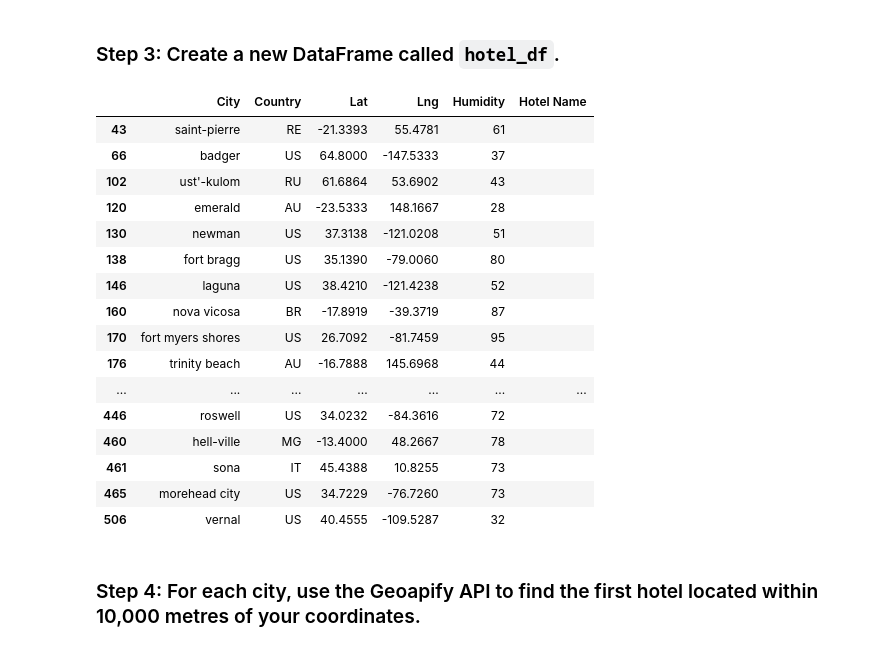
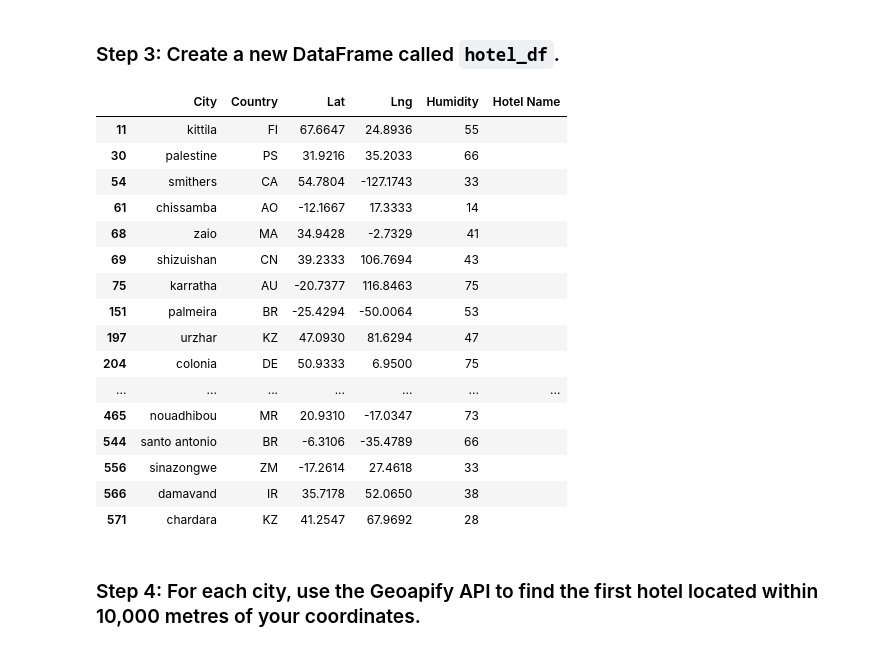
Before and after one commit to nickbartram/python-api-challenge, a Jupyter notebook: WeatherPy/VacationPy.ipynb, the cells around one changed output. Cells and saved outputs as stored; diff of their text form; code cells hidden in the pictures.

```diff
--- a/WeatherPy/VacationPy.ipynb
+++ b/WeatherPy/VacationPy.ipynb
@@ -56,11 +56,17 @@ humidity_map
 ### Step 2: Narrow down the `city_data_df` DataFrame to find your ideal weather condition
 # %%
 # Narrow down cities that fit criteria and drop any results with null values
-# YOUR CODE HERE
+narrow_data_df = city_data_df[
+    (city_data_df['Max Temp'] <= 27) &
+    (city_data_df['Max Temp'] >= 19) &
+    (city_data_df['Wind Speed'] < 10) &
+    (city_data_df['Cloudiness'] < 15) &
+    (city_data_df['Humidity'] <= 75)
+    ]
 
 # Drop any rows with null values
-# YOUR CODE HERE
+narrow_data_df.dropna(axis=0, inplace=True)
 
 # Display sample data
-# YOUR CODE HERE
+narrow_data_df
 # %% [output]
@@ -85,31 +95,31 @@ humidity_map
 ### Step 3: Create a new DataFrame called `hotel_df`.
 # %%
 # Use the Pandas copy function to create DataFrame called hotel_df to store the city, country, coordinates, and humidity
-# YOUR CODE HERE
+hotel_df = narrow_data_df[['City', 'Country', 'Lat', 'Lng', 'Humidity']].copy()
 
 # Add an empty column, "Hotel Name," to the DataFrame so you can store the hotel found using the Geoapify API
-# YOUR CODE HERE
+hotel_df['Hotel Name'] = ''
 
 # Display sample data
-# YOUR CODE HERE
+hotel_df
 # %% [output]
 |  | City | Country | Lat | Lng | Humidity | Hotel Name |
-| 43 | saint-pierre | RE | -21.3393 | 55.4781 | 61 |  |
-| 66 | badger | US | 64.8000 | -147.5333 | 37 |  |
-| 102 | ust'-kulom | RU | 61.6864 | 53.6902 | 43 |  |
-| 120 | emerald | AU | -23.5333 | 148.1667 | 28 |  |
-| 130 | newman | US | 37.3138 | -121.0208 | 51 |  |
-| 138 | fort bragg | US | 35.1390 | -79.0060 | 80 |  |
-| 146 | laguna | US | 38.4210 | -121.4238 | 52 |  |
-| 160 | nova vicosa | BR | -17.8919 | -39.3719 | 87 |  |
-| 170 | fort myers shores | US | 26.7092 | -81.7459 | 95 |  |
-| 176 | trinity beach | AU | -16.7888 | 145.6968 | 44 |  |
+| 11 | kittila | FI | 67.6647 | 24.8936 | 55 |  |
+| 30 | palestine | PS | 31.9216 | 35.2033 | 66 |  |
+| 54 | smithers | CA | 54.7804 | -127.1743 | 33 |  |
+| 61 | chissamba | AO | -12.1667 | 17.3333 | 14 |  |
+| 68 | zaio | MA | 34.9428 | -2.7329 | 41 |  |
+| 69 | shizuishan | CN | 39.2333 | 106.7694 | 43 |  |
+| 75 | karratha | AU | -20.7377 | 116.8463 | 75 |  |
+| 151 | palmeira | BR | -25.4294 | -50.0064 | 53 |  |
+| 197 | urzhar | KZ | 47.0930 | 81.6294 | 47 |  |
+| 204 | colonia | DE | 50.9333 | 6.9500 | 75 |  |
 | ... | ... | ... | ... | ... | ... | ... |
-| 446 | roswell | US | 34.0232 | -84.3616 | 72 |  |
-| 460 | hell-ville | MG | -13.4000 | 48.2667 | 78 |  |
-| 461 | sona | IT | 45.4388 | 10.8255 | 73 |  |
-| 465 | morehead city | US | 34.7229 | -76.7260 | 73 |  |
-| 506 | vernal | US | 40.4555 | -109.5287 | 32 |  |
+| 465 | nouadhibou | MR | 20.9310 | -17.0347 | 73 |  |
+| 544 | santo antonio | BR | -6.3106 | -35.4789 | 66 |  |
+| 556 | sinazongwe | ZM | -17.2614 | 27.4618 | 33 |  |
+| 566 | damavand | IR | 35.7178 | 52.0650 | 38 |  |
+| 571 | chardara | KZ | 41.2547 | 67.9692 | 28 |  |
 # %% [markdown]
 ### Step 4: For each city, use the Geoapify API to find the first hotel located within 10,000 metres of your coordinates.
 # %%
```
Also changed, not shown: parts of 4 cells of this notebook.
